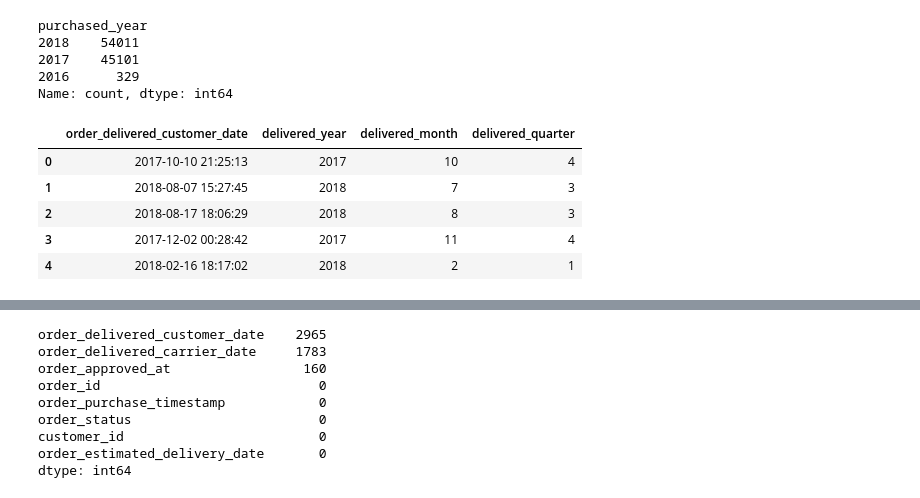
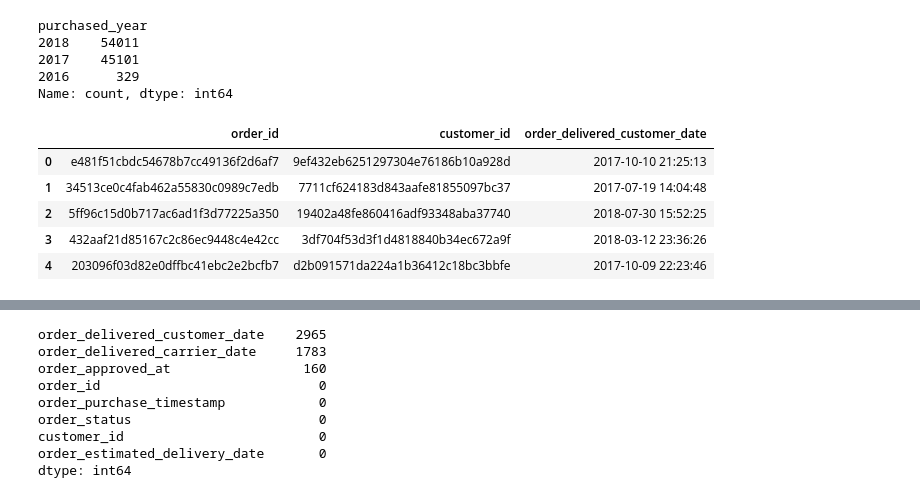
Before and after one commit to Vierinsky/ecommerce-analytics-python-sql, a Jupyter notebook: notebooks/eda.ipynb, the cells around one changed output, grey strips where cells are left out. Cells and saved outputs as stored; diff of their text form; code cells hidden in the pictures.

```diff
--- a/notebooks/eda.ipynb
+++ b/notebooks/eda.ipynb
@@ -348,22 +348,27 @@ purchased_year
 2017    45101
 2016      329
 Name: count, dtype: int64
-# %%
-delivered_date = (
-    orders[["order_delivered_customer_date"]]
-    .dropna(subset=["order_delivered_customer_date"])
-    .reset_index(drop=True)
-)
-
-delivered_date["delivered_year"] = purchased_date["order_purchase_timestamp"].dt.year
-delivered_date["delivered_month"] = purchased_date["order_purchase_timestamp"].dt.month
-delivered_date["delivered_quarter"] = purchased_date["order_purchase_timestamp"].dt.quarter
-
-delivered_date.head()
-# %% [output]
-|  | order_delivered_customer_date | delivered_year | delivered_month | delivered_quarter |
-| 0 | 2017-10-10 21:25:13 | 2017 | 10 | 4 |
-| 1 | 2018-08-07 15:27:45 | 2018 | 7 | 3 |
-| 2 | 2018-08-17 18:06:29 | 2018 | 8 | 3 |
-| 3 | 2017-12-02 00:28:42 | 2017 | 11 | 4 |
-| 4 | 2018-02-16 18:17:02 | 2018 | 2 | 1 |
+# %%
+# keep only needed cols early + filter city on customers
+cust_sp = customers.loc[
+    customers["customer_city"].str.lower().eq("sao paulo"),
+    ["customer_id"]
+]
+
+orders_sp = (
+    orders.loc[
+        orders["order_status"].eq("delivered"),
+        ["order_id", "customer_id", "order_delivered_customer_date"]
+    ]
+    .merge(cust_sp, on="customer_id", how="inner")
+    .reset_index(drop=True)
+)
+
+orders_sp.head()
+# %% [output]
+|  | order_id | customer_id | order_delivered_customer_date |
+| 0 | e481f51cbdc54678b7cc49136f2d6af7 | 9ef432eb6251297304e76186b10a928d | 2017-10-10 21:25:13 |
+| 1 | 34513ce0c4fab462a55830c0989c7edb | 7711cf624183d843aafe81855097bc37 | 2017-07-19 14:04:48 |
+| 2 | 5ff96c15d0b717ac6ad1f3d77225a350 | 19402a48fe860416adf93348aba37740 | 2018-07-30 15:52:25 |
+| 3 | 432aaf21d85167c2c86ec9448c4e42cc | 3df704f53d3f1d4818840b34ec672a9f | 2018-03-12 23:36:26 |
+| 4 | 203096f03d82e0dffbc41ebc2e2bcfb7 | d2b091571da224a1b36412c18bc3bbfe | 2017-10-09 22:23:46 |
```
Also changed, not shown: parts of 12 cells of this notebook, 2 other files.
